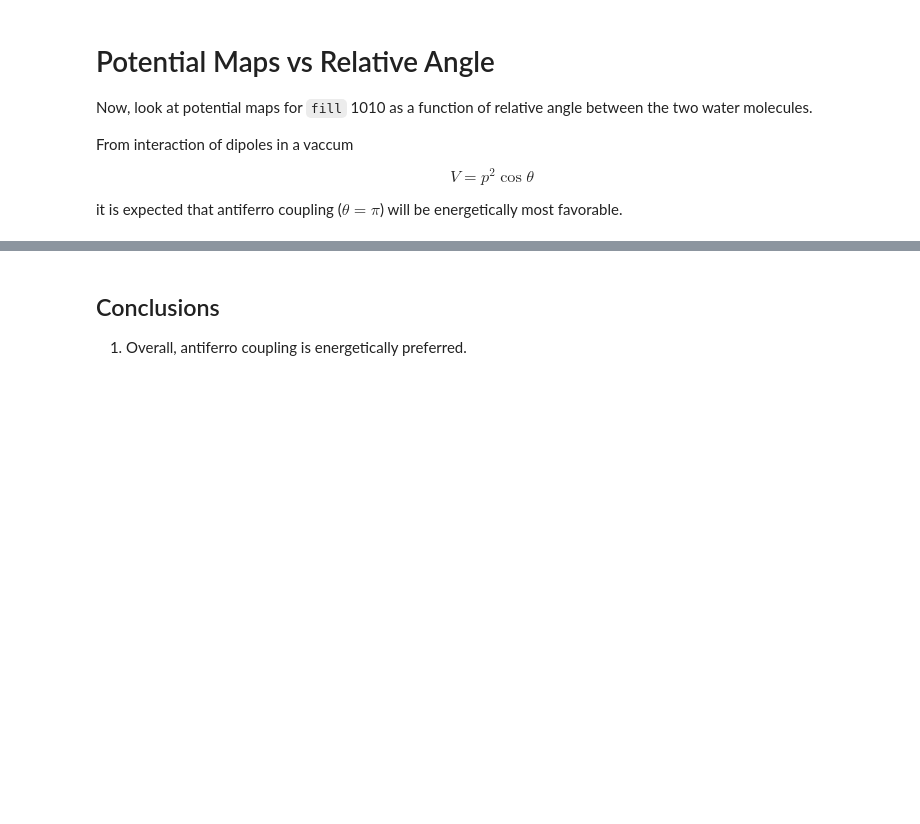
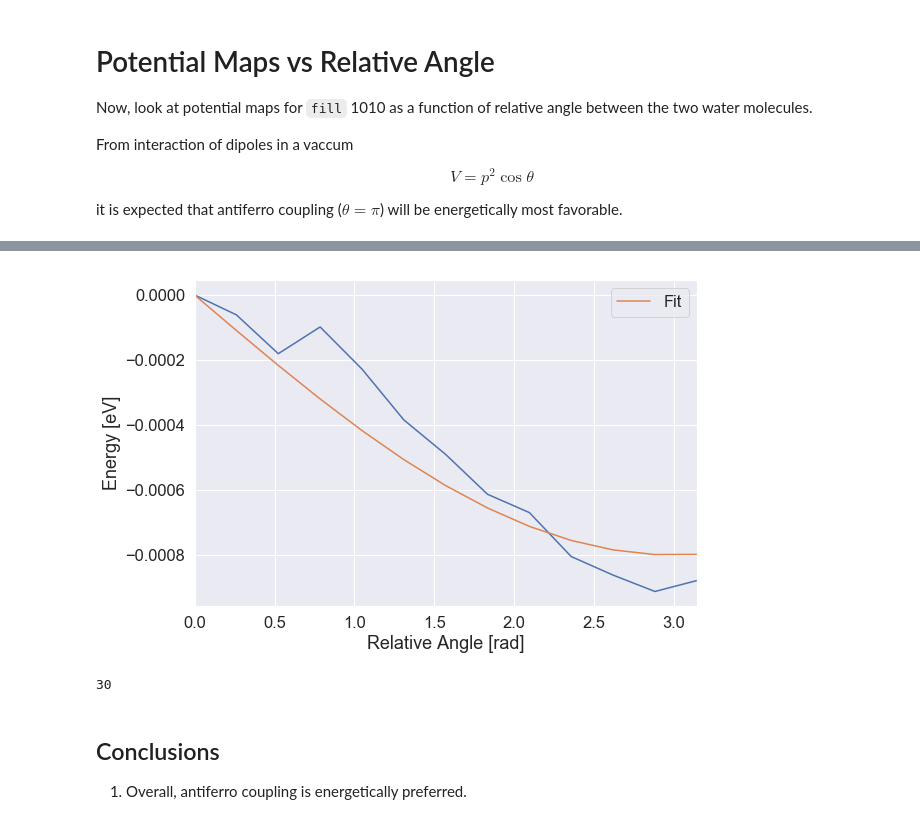
Before and after one commit to gvermillion/msc_thesis, a Jupyter notebook: potential_map/broad_sweep/analyze_broad_sweep.ipynb, the cells around one changed output, grey strips where cells are left out. Saved outputs shown, nothing was run; the diff lists cells and outputs as text; code cells hidden in the pictures; blank space fills up the shorter version.

```diff
--- a/potential_map/broad_sweep/analyze_broad_sweep.ipynb
+++ b/potential_map/broad_sweep/analyze_broad_sweep.ipynb
@@ -10,9 +10,10 @@ import seaborn as sns
 import pickle as pkl
 import matplotlib.pyplot as plt
 import matplotlib.gridspec as gridspec
+from matplotlib.ticker import FormatStrFormatter
 
 sns.set(font_scale=1.5)
-sns.set_context("poster")
+#sns.set_context("paper")
 
 with open("tidy_data/pm_broad_sweep.pkl","rb") as _filein:
     raw_data = pkl.load(_filein)
@@ -142,3 +171,42 @@ plot_relative_angle()
+# %%
+from scipy.optimize import curve_fit
+
+def fit_func_sine(A,f):
+    return -A*np.sin(f*x)
+fill = 1010
+angles = set(raw_df.angle.values)
+angles.discard(1e-4)
+angles.discard(1e-6)
+x = list(angles)
+x.sort()
+x = np.array(x)
+
+ens = []
+
+for i,ang in enumerate(angles):
+    df = filter_by_angle(ang,filter_by_fill(fill))
+    df.sort_values("config",axis=0,inplace=True)
+    ens.append(df.energy.values[0])
+
+ens -= ens[0]
+ens = np.array(ens)
+
+popt, pcov = curve_fit(fit_func_sine, x, ens)
+
+fig = plt.figure(figsize=(9,6))
+ax = plt.gca()
+ax.set(xlim=[0,np.pi],xlabel="Relative Angle [rad]", ylabel="Energy [eV]")
+ax.plot(x,ens)
+ax.plot(x,-0.0008*np.sin(np.pi/6*x),label="Fit")
+ax.legend();
+#ax.plot(xdata,fit_func_sine(x, *popt),label="Fit") # xdata needs to be there for some reasons
+# ignore warning
+# %% [output]
+[figure, added]
+# %%
+len(df.angle.values)
+# %% [output]
+30
 # %% [markdown]
 ## Conclusions
 
```
Also changed, not shown: parts of 4 cells of this notebook.
